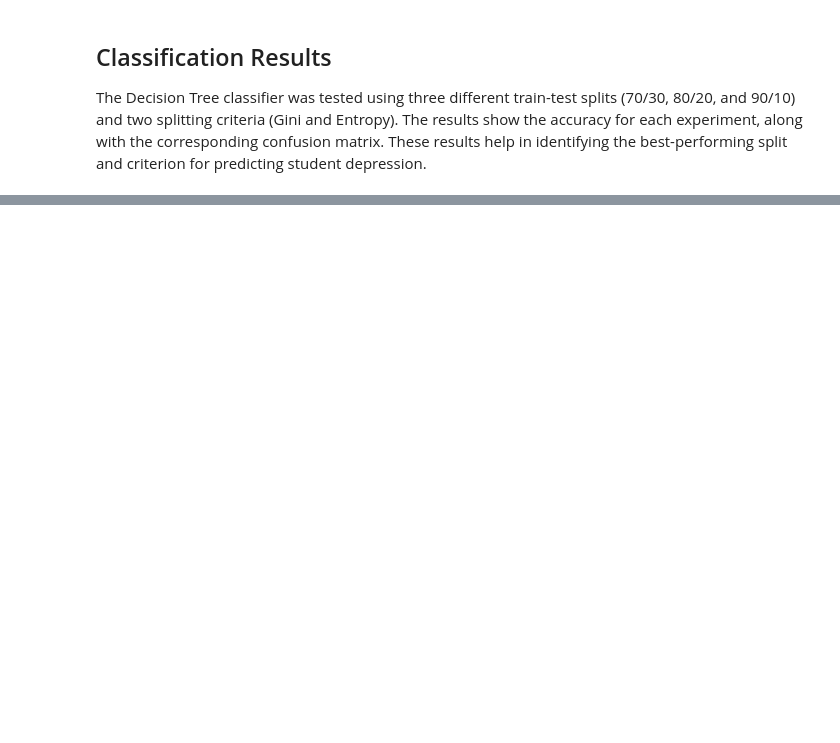
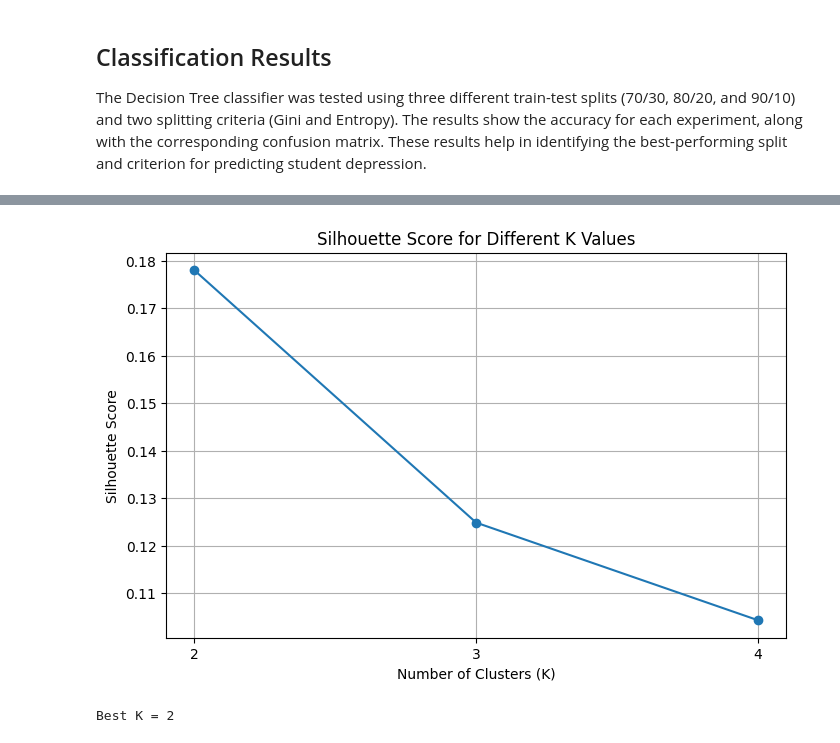
Before and after one commit to joodali25/IT326-DataMining-Project, a Jupyter notebook: Reports/Phase3.ipynb, the cells around one changed output, grey strips where cells are left out. Cells and saved outputs as stored; diff of their text form; code cells hidden in the pictures; blank space fills up the shorter version.

```diff
--- a/Reports/Phase3.ipynb
+++ b/Reports/Phase3.ipynb
@@ -107,0 +185,16 @@ plt.show()
+# %%
+plt.figure(figsize=(8,5))
+plt.plot(k_values, sil_scores, marker='o')
+plt.title("Silhouette Score for Different K Values")
+plt.xlabel("Number of Clusters (K)")
+plt.ylabel("Silhouette Score")
+plt.xticks(k_values)
+plt.grid(True)
+plt.show()
+# %% [output]
+[figure, added]
+# %%
+best_k = k_values[np.argmax(sil_scores)]
+print("Best K =", best_k)
+# %% [output]
+Best K = 2
```
Also changed, not shown: parts of 15 cells of this notebook.
